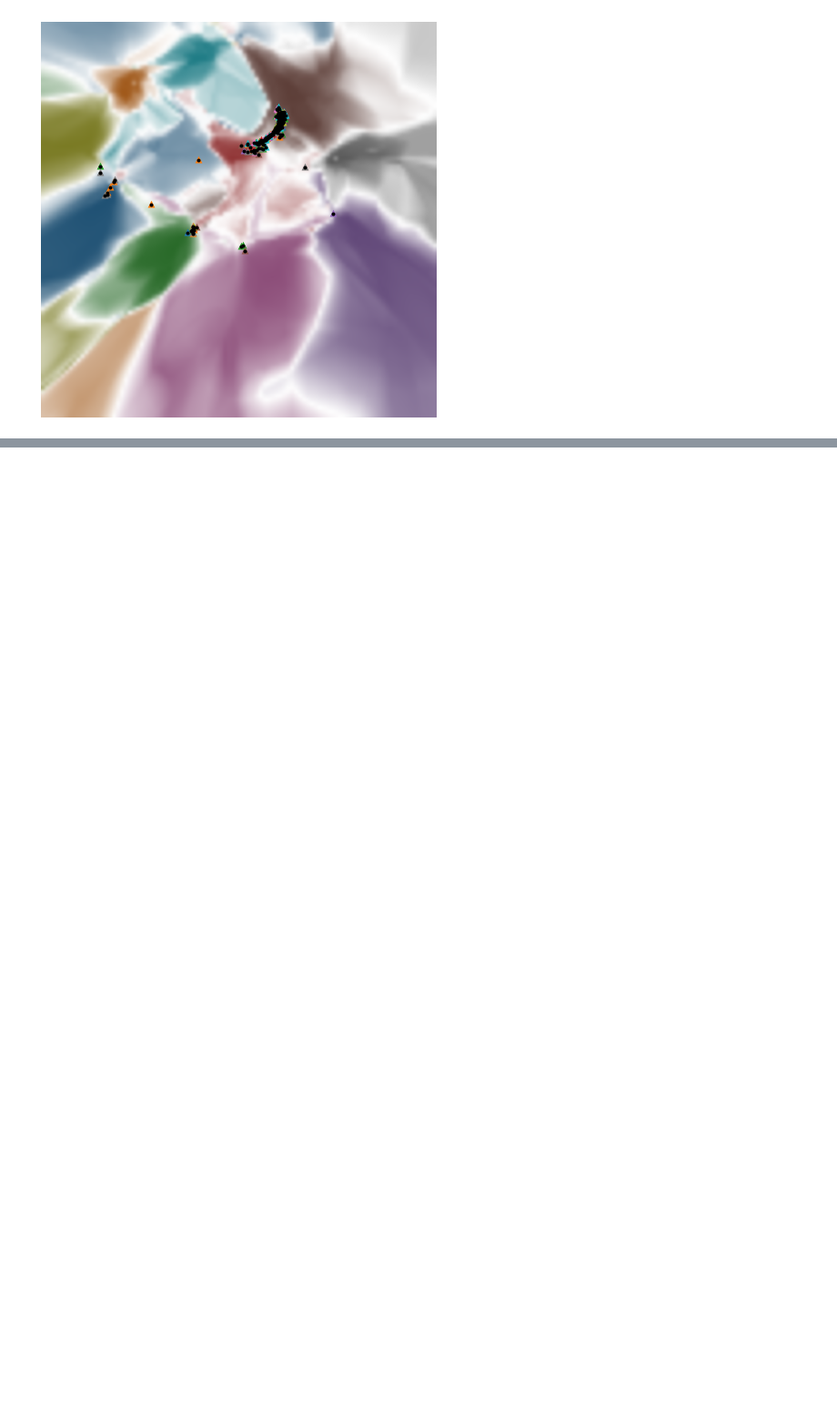
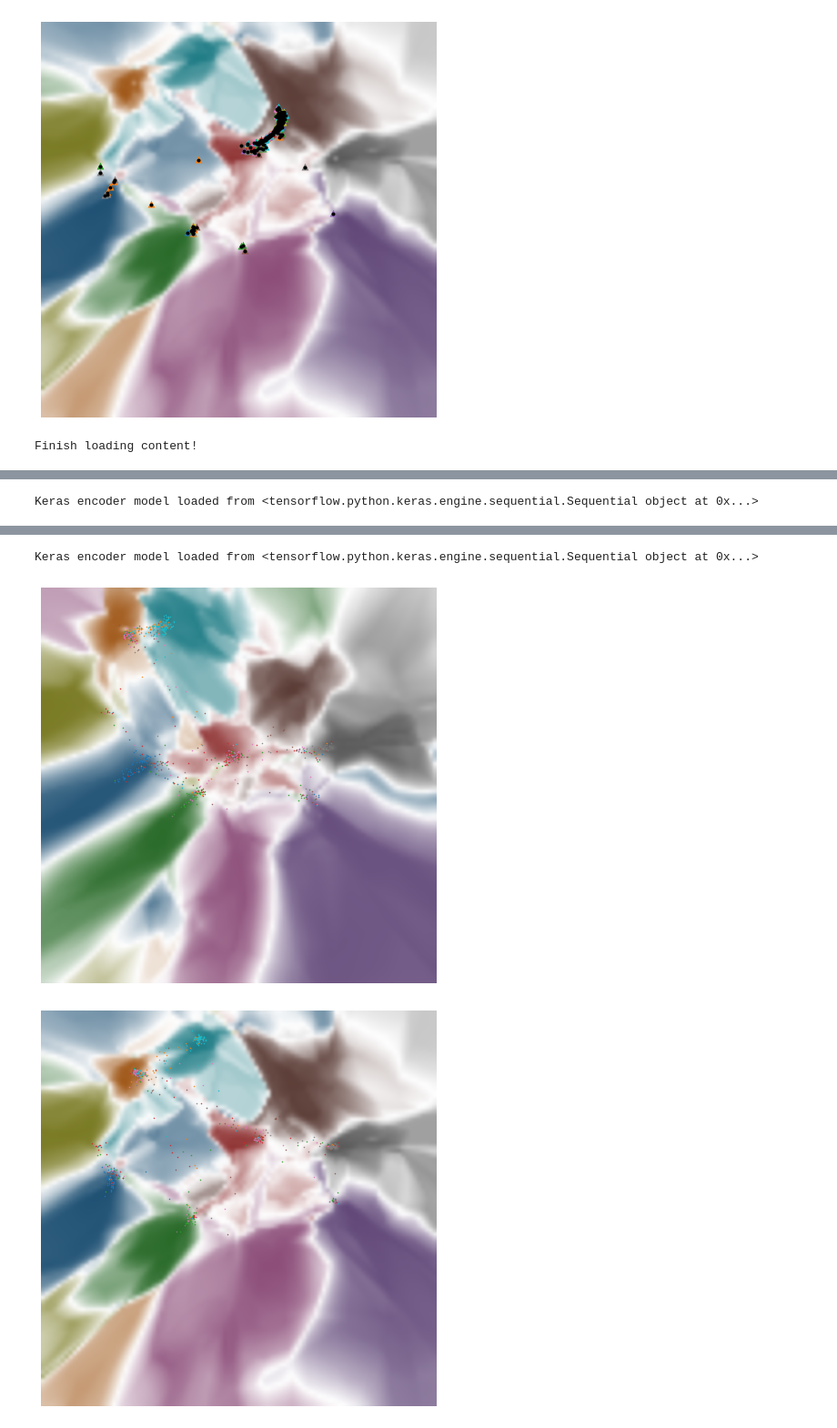
Before and after one commit to xianglinyang/DeepVisualInsight, a Jupyter notebook: notebooks/OOD.ipynb, the cells around one changed output, grey strips where cells are left out. Shown at 91% size. Cells and saved outputs as stored; diff of their text form; code cells hidden in the pictures; blank space fills up the shorter version.

Commit message:
visualize different kinds of out of distribution data

```diff
--- a/notebooks/OOD.ipynb
+++ b/notebooks/OOD.ipynb
@@ -90,0 +119,17 @@ Keras encoder model loaded from <tensorflow.python.keras.engine.sequential.Seque
+# %%
+import torch
+import torchvision
+import torchvision.transforms as transforms
+
+transform = transforms.Compose(
+    [transforms.ToTensor(),
+     transforms.Normalize((0.4914, 0.4822, 0.4465), (0.2023, 0.1994, 0.2010))
+     ])
+# %%
+device = torch.device("cpu")
+training_data = torch.Tensor().to(device)
+training_labels = torch.IntTensor(labels).to(device)
+for img in imgs:
+    data = transform(img)
+    data = torch.unsqueeze(data, 0)
+    training_data = torch.cat((training_data, data), 0)
@@ -90,0 +148,26 @@ Keras encoder model loaded from <tensorflow.python.keras.engine.sequential.Seque
+# %%
+from deepvisualinsight.MMS import MMS
+from deepvisualinsight import utils
+import sys
+import numpy as np
+
+content_path = "E:\\DVI_exp_data\\resnet18_cifar10"
+sys.path.append(content_path)
+
+from Model.model import *
+net = resnet18()
+classes = ("airplane", "car", "bird", "cat", "deer", "dog", "frog", "horse", "ship", "truck")
+
+mms = MMS(content_path, net, 10, 200, 10, 512, 10, classes, cmap="tab10", resolution=100, neurons=256, verbose=1, temporal=False, split=-1, advance_border_gen=True, alpha=0.8, attack_device="cuda:0")
+
+repr = mms.get_representation_data(180, training_data)
+
+img_save_location = os.path.join(mms.content_path, "img")
+
+for i in range(160, 200, 20):
+    test_data = mms.get_epoch_test_repr_data(i)
+    test_labels = mms.get_epoch_test_labels()
+    mms.customize_visualize(i, repr, training_labels.cpu().numpy(), test_data, test_labels,
+                            os.path.join(img_save_location, "OOD_alb_{:d}".format(i)), np.arange(-800, 0, 1))
+# %% [output]
+Finish loading content!
@@ -90,0 +180 @@ Keras encoder model loaded from <tensorflow.python.keras.engine.sequential.Seque
+Keras encoder model loaded from <tensorflow.python.keras.engine.sequential.Sequential object at 0x...>
@@ -90,0 +191,3 @@ Keras encoder model loaded from <tensorflow.python.keras.engine.sequential.Seque
+Keras encoder model loaded from <tensorflow.python.keras.engine.sequential.Sequential object at 0x...>
+[figure, added]
+[figure, added]
```
Also changed, not shown: parts of 4 cells of this notebook, 1 other file.
